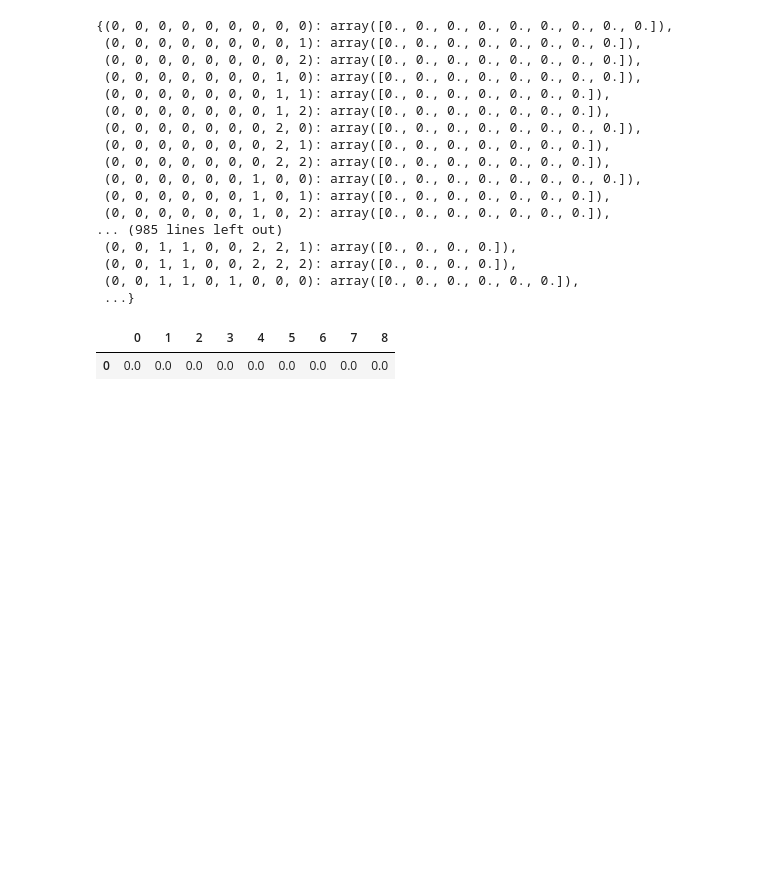
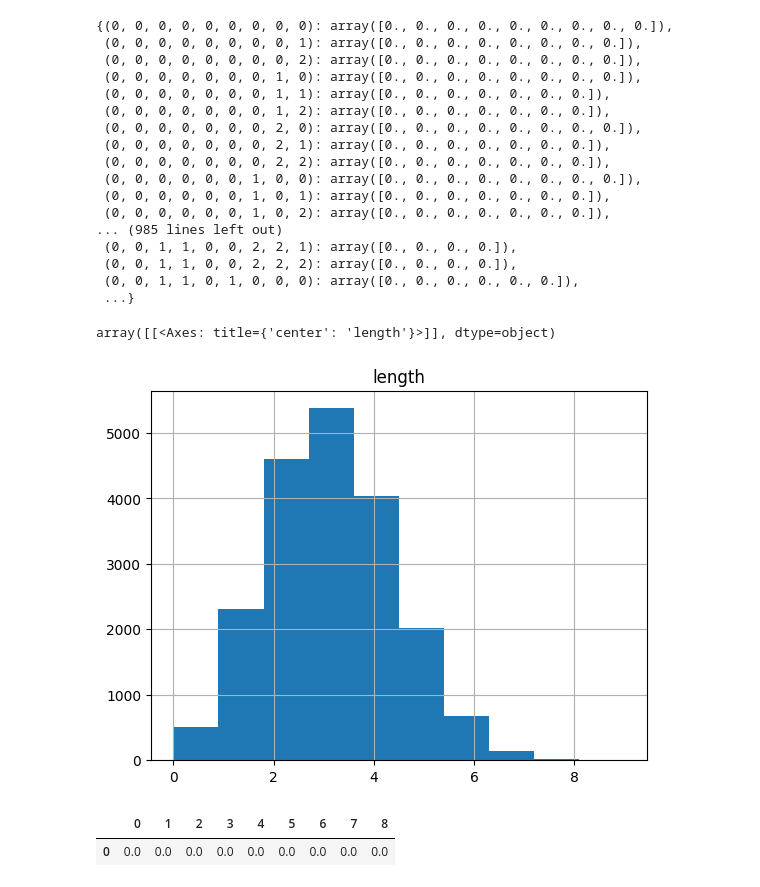
Before and after one commit to andrewbeaton123/tic_tac_learn, a Jupyter notebook: run_explorer/Testing.ipynb, the cells around one changed output. Cells and saved outputs as stored; diff of their text form; code cells hidden in the pictures; blank space fills up the shorter version.

```diff
--- a/run_explorer/Testing.ipynb
+++ b/run_explorer/Testing.ipynb
@@ -120,6 +120,15 @@ mc_model.q_values
  ...}
 # %%
 q_val_df = pd.DataFrame(mc_model.q_values.values())
+# %%
+list_lengths = [len(x) for x in mc_model.q_values.values()]
+# %%
+ll_df = pd.DataFrame(list_lengths,columns=["length"])
+# %%
+ll_df.hist()
+# %% [output]
+array([[<Axes: title={'center': 'length'}>]], dtype=object)
+[figure, added]
 # %%
 q_val_df[q_val_df.isna().sum(axis=1)==0]
 # %% [output]
```
Also changed, not shown: 7 other files.
